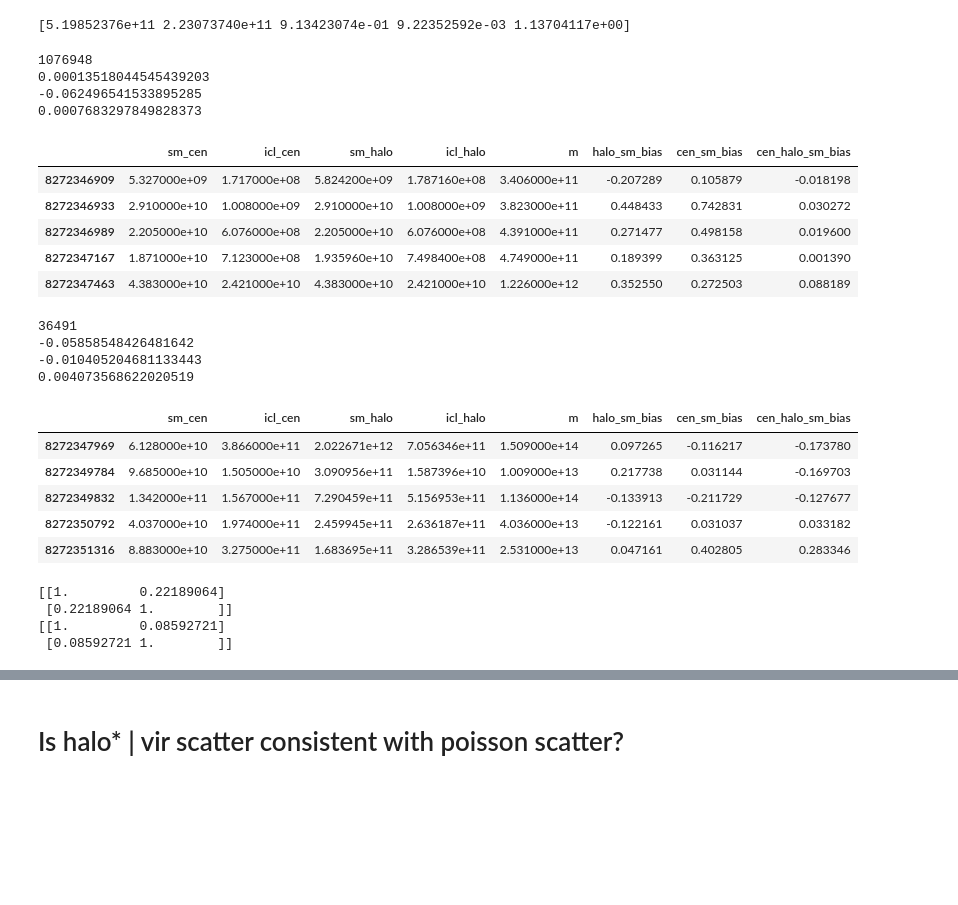
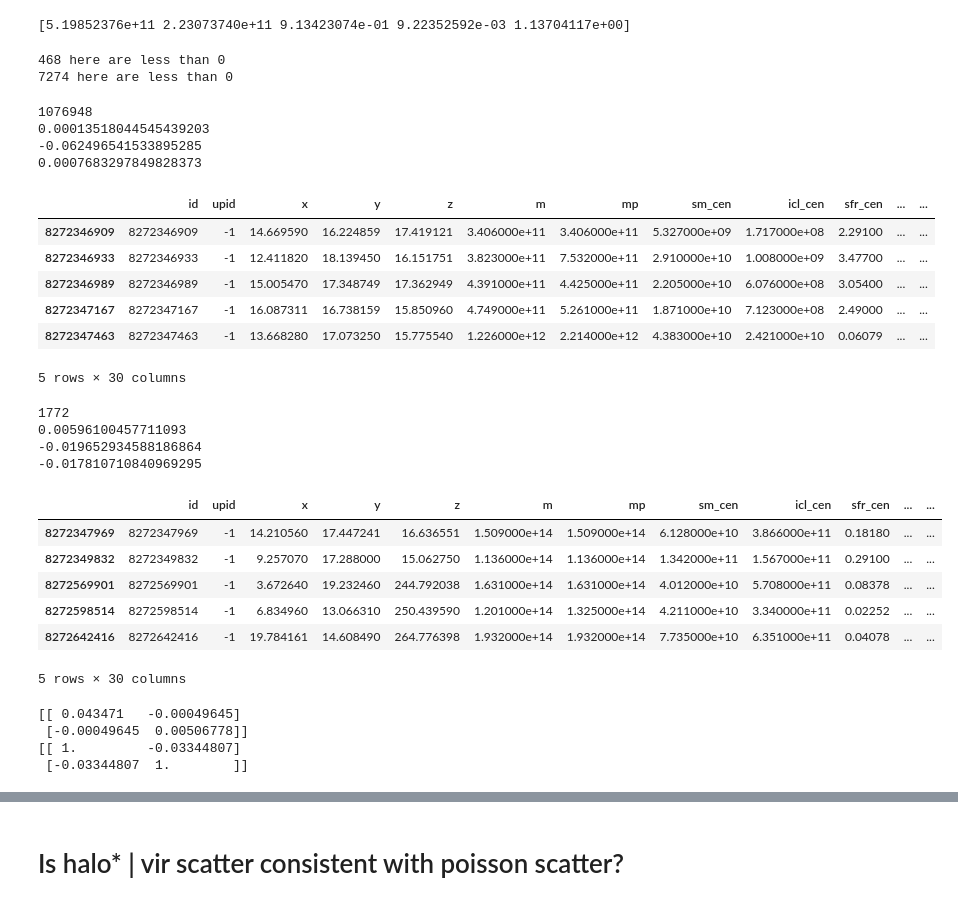
Before and after one commit to dr-guangtou/asap, a Jupyter notebook: cb/main.ipynb, the cells around one changed output, grey strips where cells are left out. Cells and saved outputs as stored; diff of their text form; code cells hidden in the pictures; blank space fills up the shorter version.

```diff
--- a/cb/main.ipynb
+++ b/cb/main.ipynb
@@ -488,10 +390,20 @@ z = z.join(cens_bias, how="inner")
+# %%
+z = data.unify(data_halo_cut, "cen", "halo", append=[halo_bias, cens_bias])
 # %%
 res = halo_info.build_sm_sm_bias_fit(z)
 # %% [output]
 [5.19852376e+11 2.23073740e+11 9.13423074e-01 9.22352592e-03 1.13704117e+00]
 # %%
-cen_halo_bias = halo_info.get_sm_sm_bias(z, res["fit"])
-z = z.assign(cen_halo_sm_bias=cen_halo_bias)
+z = z.assign(cen_halo_sm_bias = halo_info.get_sm_sm_bias(z, res["fit"]))
+# %%
+z["gammas1"] = p.same_hm_dist_plots.f_acc(z, n_dyn=1) # This takes Acc_Rate_1*Tdyn and returns the unitless gamma
+z["gammas2"] = p.same_hm_dist_plots.f_acc(z, n_dyn=2)
+z["gammas3"] = p.same_hm_dist_plots.f_acc(z, n_dyn="100Myr")
+
+z["concentration"] = z["rvir"] / z["rs"]
+# %% [output]
+468 here are less than 0
+7274 here are less than 0
 # %%
 print(len(z))
 for bias in ["cen_halo_sm_bias", "halo_sm_bias", "cen_sm_bias"]:
@@ -502,34 +414,37 @@ z.head()
 0.00013518044545439203
 -0.062496541533895285
 0.0007683297849828373
-|  | sm_cen | icl_cen | sm_halo | icl_halo | m | halo_sm_bias | cen_sm_bias | cen_halo_sm_bias |
-| 8272346909 | 5.327000e+09 | 1.717000e+08 | 5.824200e+09 | 1.787160e+08 | 3.406000e+11 | -0.207289 | 0.105879 | -0.018198 |
-| 8272346933 | 2.910000e+10 | 1.008000e+09 | 2.910000e+10 | 1.008000e+09 | 3.823000e+11 | 0.448433 | 0.742831 | 0.030272 |
-| 8272346989 | 2.205000e+10 | 6.076000e+08 | 2.205000e+10 | 6.076000e+08 | 4.391000e+11 | 0.271477 | 0.498158 | 0.019600 |
-| 8272347167 | 1.871000e+10 | 7.123000e+08 | 1.935960e+10 | 7.498400e+08 | 4.749000e+11 | 0.189399 | 0.363125 | 0.001390 |
-| 8272347463 | 4.383000e+10 | 2.421000e+10 | 4.383000e+10 | 2.421000e+10 | 1.226000e+12 | 0.352550 | 0.272503 | 0.088189 |
+|  | id | upid | x | y | z | m | mp | sm_cen | icl_cen | sfr_cen | ... | ... |
+| 8272346909 | 8272346909 | -1 | 14.669590 | 16.224859 | 17.419121 | 3.406000e+11 | 3.406000e+11 | 5.327000e+09 | 1.717000e+08 | 2.29100 | ... | ... |
+| 8272346933 | 8272346933 | -1 | 12.411820 | 18.139450 | 16.151751 | 3.823000e+11 | 7.532000e+11 | 2.910000e+10 | 1.008000e+09 | 3.47700 | ... | ... |
+| 8272346989 | 8272346989 | -1 | 15.005470 | 17.348749 | 17.362949 | 4.391000e+11 | 4.425000e+11 | 2.205000e+10 | 6.076000e+08 | 3.05400 | ... | ... |
+| 8272347167 | 8272347167 | -1 | 16.087311 | 16.738159 | 15.850960 | 4.749000e+11 | 5.261000e+11 | 1.871000e+10 | 7.123000e+08 | 2.49000 | ... | ... |
+| 8272347463 | 8272347463 | -1 | 13.668280 | 17.073250 | 15.775540 | 1.226000e+12 | 2.214000e+12 | 4.383000e+10 | 2.421000e+10 | 0.06079 | ... | ... |
+5 rows × 30 columns
 # %%
-cutz = z[z["m"] > 1e13]
+cutz = z[z["m"] > 10**14]
 print(len(cutz))
 for bias in ["cen_halo_sm_bias", "halo_sm_bias", "cen_sm_bias"]:
     print(np.mean(cutz[bias]))
 cutz.head()
 # %% [output]
-36491
--0.05858548426481642
--0.010405204681133443
-0.004073568622020519
+1772
+0.00596100457711093
+-0.019652934588186864
+-0.017810710840969295
-|  | sm_cen | icl_cen | sm_halo | icl_halo | m | halo_sm_bias | cen_sm_bias | cen_halo_sm_bias |
-| 8272347969 | 6.128000e+10 | 3.866000e+11 | 2.022671e+12 | 7.056346e+11 | 1.509000e+14 | 0.097265 | -0.116217 | -0.173780 |
-| 8272349784 | 9.685000e+10 | 1.505000e+10 | 3.090956e+11 | 1.587396e+10 | 1.009000e+13 | 0.217738 | 0.031144 | -0.169703 |
-| 8272349832 | 1.342000e+11 | 1.567000e+11 | 7.290459e+11 | 5.156953e+11 | 1.136000e+14 | -0.133913 | -0.211729 | -0.127677 |
-| 8272350792 | 4.037000e+10 | 1.974000e+11 | 2.459945e+11 | 2.636187e+11 | 4.036000e+13 | -0.122161 | 0.031037 | 0.033182 |
-| 8272351316 | 8.883000e+10 | 3.275000e+11 | 1.683695e+11 | 3.286539e+11 | 2.531000e+13 | 0.047161 | 0.402805 | 0.283346 |
+|  | id | upid | x | y | z | m | mp | sm_cen | icl_cen | sfr_cen | ... | ... |
+| 8272347969 | 8272347969 | -1 | 14.210560 | 17.447241 | 16.636551 | 1.509000e+14 | 1.509000e+14 | 6.128000e+10 | 3.866000e+11 | 0.18180 | ... | ... |
+| 8272349832 | 8272349832 | -1 | 9.257070 | 17.288000 | 15.062750 | 1.136000e+14 | 1.136000e+14 | 1.342000e+11 | 1.567000e+11 | 0.29100 | ... | ... |
+| 8272569901 | 8272569901 | -1 | 3.672640 | 19.232460 | 244.792038 | 1.631000e+14 | 1.631000e+14 | 4.012000e+10 | 5.708000e+11 | 0.08378 | ... | ... |
+| 8272598514 | 8272598514 | -1 | 6.834960 | 13.066310 | 250.439590 | 1.201000e+14 | 1.325000e+14 | 4.211000e+10 | 3.340000e+11 | 0.02252 | ... | ... |
+| 8272642416 | 8272642416 | -1 | 19.784161 | 14.608490 | 264.776398 | 1.932000e+14 | 1.932000e+14 | 7.735000e+10 | 6.351000e+11 | 0.04078 | ... | ... |
+5 rows × 30 columns
 # %%
-print(np.corrcoef(z["cen_halo_sm_bias"], z["halo_sm_bias"]))
+#print(np.cov(z["cen_halo_sm_bias"], z["halo_sm_bias"]))
+print(np.cov(cutz["cen_halo_sm_bias"], cutz["halo_sm_bias"]))
 print(np.corrcoef(cutz["cen_halo_sm_bias"], cutz["halo_sm_bias"]))
 # %% [output]
-[[1.         0.22189064]
- [0.22189064 1.        ]]
-[[1.         0.08592721]
- [0.08592721 1.        ]]
+[[ 0.043471   -0.00049645]
+ [-0.00049645  0.00506778]]
+[[ 1.         -0.03344807]
+ [-0.03344807  1.        ]]
```
Also changed, not shown: parts of 74 cells of this notebook, 8 other files.
